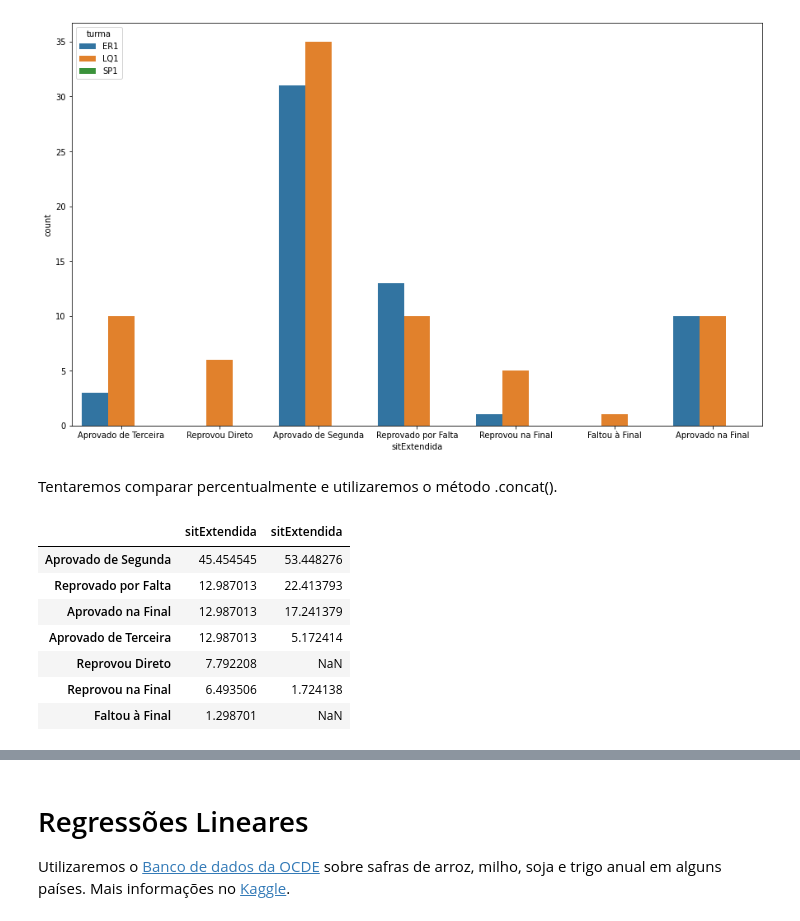
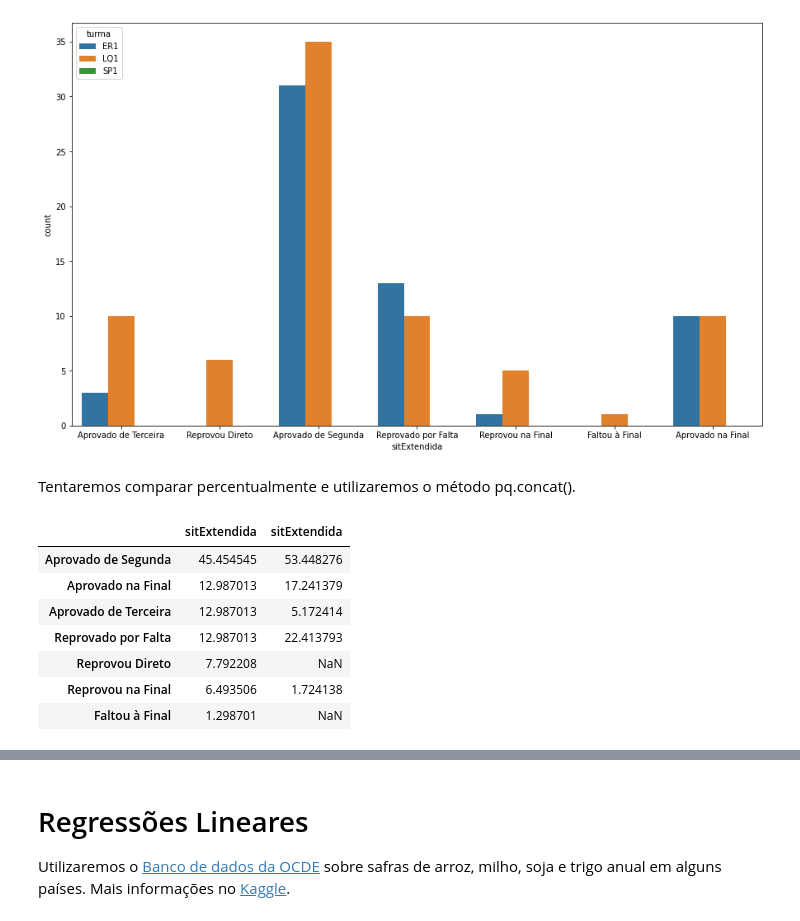
Before and after one commit to FilipeLima/Intro-Pandas, a Jupyter notebook: Workshop.ipynb, the cells around one changed output, grey strips where cells are left out. Drawn from its saved outputs; the diff is of its cells as text; code cells hidden in the pictures.

```diff
--- a/Workshop.ipynb
+++ b/Workshop.ipynb
@@ -639,3 +641,9 @@ Você recebe um dataset com informações sobre notas de alunos em algumas disci
 ## Informações sobre o dataset
 
 O dataset possui 12 colunas e representa um estudante e suas respectivas notas, médias e situação final em uma disciplina no ano, semestre e turma. Quando um aluno falta a avaliação, recebe a nota "F". A média é calculada pela média das duas maiores notas das 3 VAs. Se a média não for maior que 7, for maior que 3 e o estudante faz ao menos 2 provas, ele vai fazer a final. Para ser aprovado, a média entre a média e a nota da final tem que ser maior que 5. A situação é AM - Aprovado por Média, AP - Aprovado, RF - Reprovado por Falta e RP - Reprovado.
+# %%
+#Baixando arquivo por URL
+
+url='https://github.com/FilipeLima/Intro-Pandas/raw/main/notas_final.xlsx'
+notas=pd.read_excel(url)
+notas.head(10)
@@ -642,4 +662,5 @@ O dataset possui 12 colunas e representa um estudante e suas respectivas notas,
 # %%
-notas=pd.read_excel('notas_final.xlsx')
-notas.head(10)
+#Baixando arquivo fazendo upload no Colab
+#notas=pd.read_excel('notas_final.xlsx')
+#notas.head(10)
 # %% [output]
@@ -1032,25 +1037,29 @@ plt.show()
 # %% [output]
 [figure]
 # %% [markdown]
-Tentaremos comparar percentualmente e utilizaremos o método .concat().
+Tentaremos comparar percentualmente e utilizaremos o método pq.concat().
 # %%
-#Separo a situação extendida por turma LQ1 Percentualmente
+#Primeiro, faremos a contagem das respostas da 'sitExtendida' para cada turma,
+#Dividiremos o total e multiplicaremo por 100
 calculoQuimica=notasCalculo.query("turma=='LQ1' ")['sitExtendida'].value_counts()*100/(
     notasCalculo.query("turma=='LQ1' ").shape[0])
-
-#Separo a situação extendida por turma ER1 Percentualmente
 calculoEconomia=notasCalculo.query("turma=='ER1' ")['sitExtendida'].value_counts()*100/(
     notasCalculo.query("turma=='ER1' ").shape[0])
 
-#Usar o concat pra juntar as duas listas pelo índice
-pd.concat([calculoQuimica, calculoEconomia.reindex(
+#Criaremos um novo dataframe utilizando o pd.concat().
+#Ele junta o calculoQuimica com o calculoEconomia reindexado pelos índices do
+# Calculo química. O axis=1 indica que é pela coluna.
+#O calculoEconomia tem que ser reindexado para os índices (as situações "Aprovado
+#de Segunda, Aprovado na Final", etc) estejam corretamente alinhados.
+situacao_quimica_economia=pd.concat([calculoQuimica, calculoEconomia.reindex(
     calculoQuimica.index)], axis=1)
+situacao_quimica_economia
 # %% [output]
 |  | sitExtendida | sitExtendida |
 | Aprovado de Segunda | 45.454545 | 53.448276 |
-| Reprovado por Falta | 12.987013 | 22.413793 |
 | Aprovado na Final | 12.987013 | 17.241379 |
 | Aprovado de Terceira | 12.987013 | 5.172414 |
+| Reprovado por Falta | 12.987013 | 22.413793 |
 | Reprovou Direto | 7.792208 | NaN |
 | Reprovou na Final | 6.493506 | 1.724138 |
 | Faltou à Final | 1.298701 | NaN |
```
Also changed, not shown: parts of 39 cells of this notebook.
